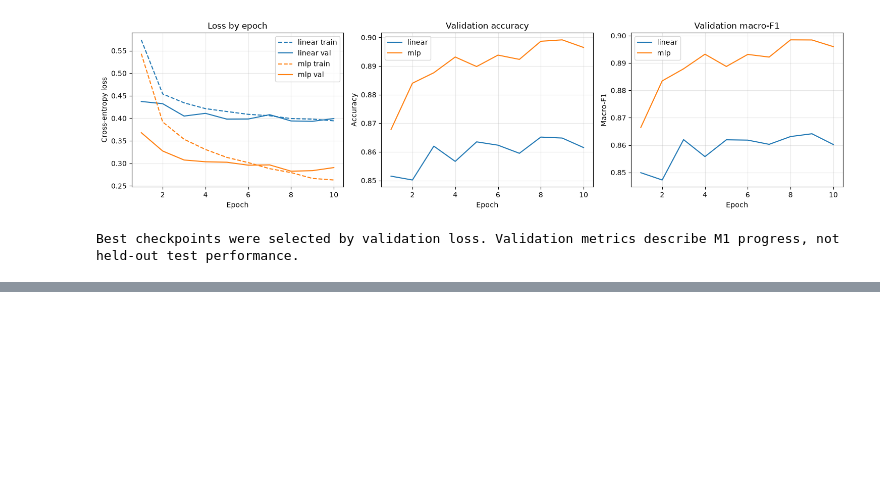
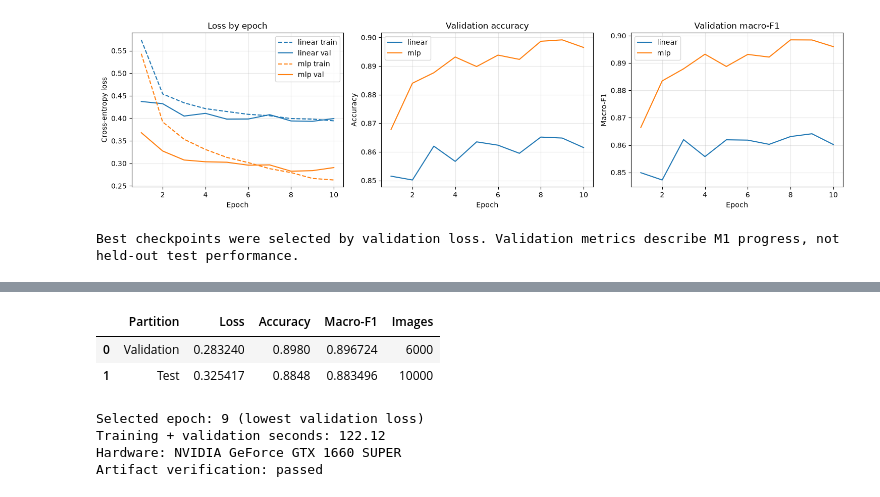
Before and after one commit to VVTN13/DL-ASS, a Jupyter notebook: A1/dl1-261.ipynb, the cells around one changed output, grey strips where cells are left out. Saved outputs shown, nothing was run; the diff lists cells and outputs as text; code cells hidden in the pictures; blank space fills up the shorter version.

```diff
--- a/A1/dl1-261.ipynb
+++ b/A1/dl1-261.ipynb
@@ -304,0 +360,26 @@ Best checkpoints were selected by validation loss. Validation metrics describe M
+# %%
+from a1.train import run_experiment
+
+lstm_dir = Path("runs/m2/lstm")
+assert all((lstm_dir / name).is_file() for name in ("best.pt", "summary.json", "history.csv", "test_summary.json", "verification.json")), "Run the LSTM reproduction commands first."
+lstm_result = run_experiment("lstm", "configs/lstm.json", reuse_existing=True)
+lstm_test_result = json.loads((lstm_dir / "test_summary.json").read_text())
+lstm_verification = json.loads((lstm_dir / "verification.json").read_text())
+assert lstm_verification["status"] == "passed"
+assert lstm_test_result["checkpoint_epoch"] == lstm_result["best_epoch"]
+display(pd.DataFrame([
+    {"Partition": "Validation", "Loss": lstm_result["best_val_loss"], "Accuracy": lstm_result["best_val_accuracy"], "Macro-F1": lstm_result["best_val_macro_f1"], "Images": lstm_result["val_samples"]},
+    {"Partition": "Test", "Loss": lstm_test_result["test_loss"], "Accuracy": lstm_test_result["test_accuracy"], "Macro-F1": lstm_test_result["test_macro_f1"], "Images": lstm_test_result["test_samples"]},
+]))
+print("Selected epoch:", lstm_result["best_epoch"], "(lowest validation loss)")
+print("Training + validation seconds:", round(lstm_result["training_seconds"], 2))
+print("Hardware:", lstm_result["hardware"]["gpu"])
+print("Artifact verification:", lstm_verification["status"])
+# %% [output]
+|  | Partition | Loss | Accuracy | Macro-F1 | Images |
+| 0 | Validation | 0.283240 | 0.8980 | 0.896724 | 6000 |
+| 1 | Test | 0.325417 | 0.8848 | 0.883496 | 10000 |
+Selected epoch: 9 (lowest validation loss)
+Training + validation seconds: 122.12
+Hardware: NVIDIA GeForce GTX 1660 SUPER
+Artifact verification: passed
```
Also changed, not shown: parts of 5 cells of this notebook, 25 other files.
